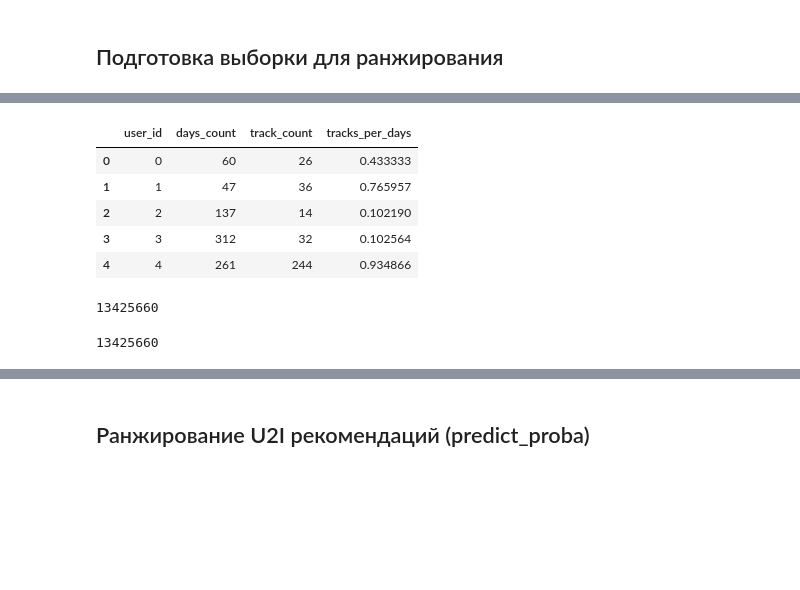
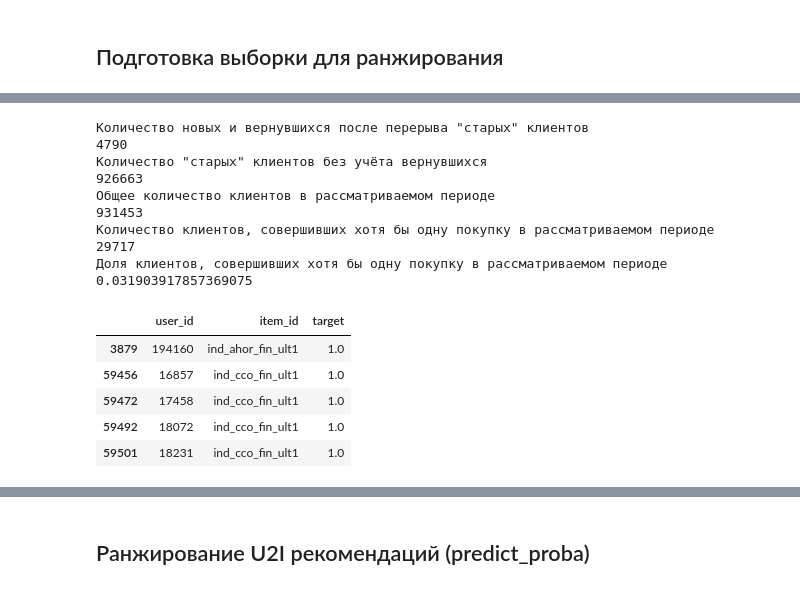
Before and after one commit to alien150684/banking_products_recom, a Jupyter notebook: recommendations.ipynb, the cells around one changed output, grey strips where cells are left out. Saved outputs shown, nothing was run; the diff lists cells and outputs as text; code cells hidden in the pictures; blank space fills up the shorter version.

```diff
--- a/recommendations.ipynb
+++ b/recommendations.ipynb
@@ -1015,11 +1010,0 @@ print(als_rec_inference.shape[0])
-# %%
-# Обновляем значения пользовательских признаков
-user_features_for_inference = get_user_features(inference_df)
-display(user_features_for_inference.head())
-# %% [output]
-|  | user_id | days_count | track_count | tracks_per_days |
-| 0 | 0 | 60 | 26 | 0.433333 |
-| 1 | 1 | 47 | 36 | 0.765957 |
-| 2 | 2 | 137 | 14 | 0.102190 |
-| 3 | 3 | 312 | 32 | 0.102564 |
-| 4 | 4 | 261 | 244 | 0.934866 |
@@ -1031,4 +1010,0 @@ candidates4ranking = als_rec_inference.merge(user_features_for_inference[['user_
-# %%
-print(candidates4ranking.shape[0])
-# %% [output]
-13425660
@@ -1040,4 +1011,21 @@ candidates4ranking = candidates4ranking.merge(item_features[['item_id', 'album_c
-# %%
-print(candidates4ranking.shape[0])
-# %% [output]
-13425660
+# %%
+# Получаем информацию о покупках в test периоде
+events_test_df = define_events(inference_df, test_df)
+events_test_df.head()
+# %% [output]
+Количество новых и вернувшихся после перерыва "старых" клиентов
+4790
+Количество "старых" клиентов без учёта вернувшихся
+926663
+Общее количество клиентов в рассматриваемом периоде
+931453
+Количество клиентов, совершивших хотя бы одну покупку в рассматриваемом периоде
+29717
+Доля клиентов, совершивших хотя бы одну покупку в рассматриваемом периоде
+0.031903917857369075
+|  | user_id | item_id | target |
+| 3879 | 194160 | ind_ahor_fin_ult1 | 1.0 |
+| 59456 | 16857 | ind_cco_fin_ult1 | 1.0 |
+| 59472 | 17458 | ind_cco_fin_ult1 | 1.0 |
+| 59492 | 18072 | ind_cco_fin_ult1 | 1.0 |
+| 59501 | 18231 | ind_cco_fin_ult1 | 1.0 |
```
Also changed, not shown: parts of 28 cells of this notebook.
